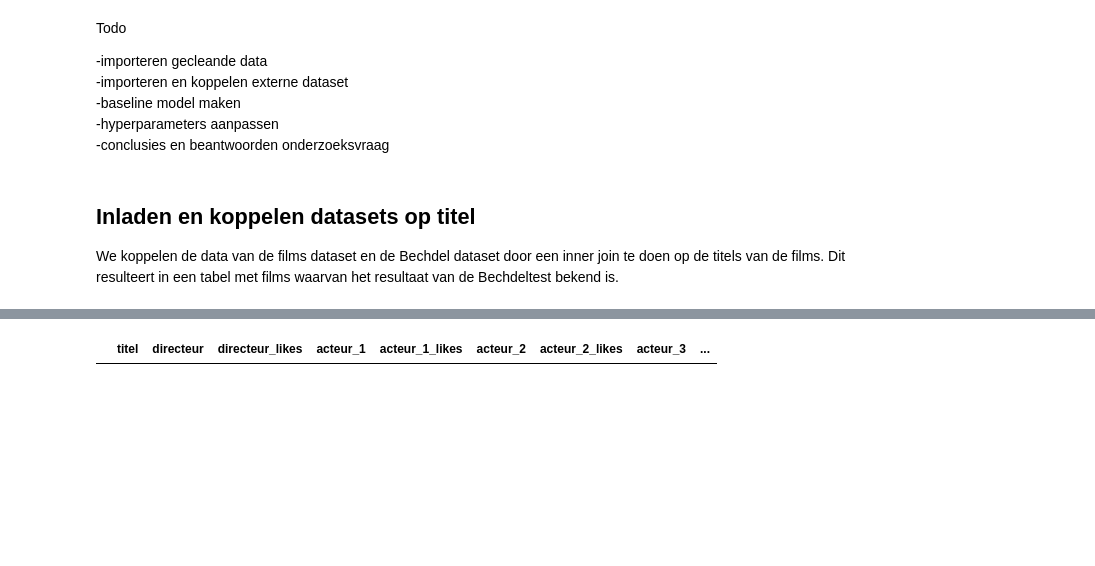
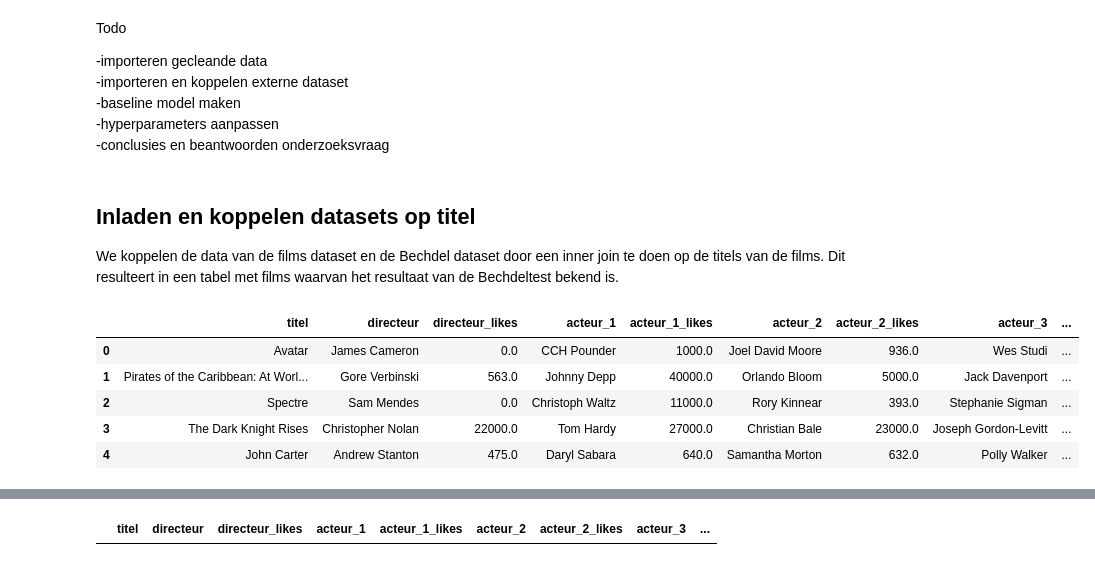
Before and after one commit to GitMathijs/CM2024-casus, a Jupyter notebook: CM_onderzoeksvraag_2.ipynb, the cells around one changed output, grey strips where cells are left out. Drawn from its saved outputs; the diff is of its cells as text; code cells hidden in the pictures; blank space fills up the shorter version.

```diff
--- a/CM_onderzoeksvraag_2.ipynb
+++ b/CM_onderzoeksvraag_2.ipynb
@@ -30,3 +30,13 @@ from sklearn.metrics import mean_squared_error, r2_score
 ## Inladen en koppelen datasets op titel
 
 We koppelen de data van de films dataset en de Bechdel dataset door een inner join te doen op de titels van de films. Dit resulteert in een tabel met films waarvan het resultaat van de Bechdeltest bekend is.
+# %%
+films = pd.read_csv('films.csv')
+films.head()
+# %% [output]
+|  | titel | directeur | directeur_likes | acteur_1 | acteur_1_likes | acteur_2 | acteur_2_likes | acteur_3 | ... |
+| 0 | Avatar | James Cameron | 0.0 | CCH Pounder | 1000.0 | Joel David Moore | 936.0 | Wes Studi | ... |
+| 1 | Pirates of the Caribbean: At Worl... | Gore Verbinski | 563.0 | Johnny Depp | 40000.0 | Orlando Bloom | 5000.0 | Jack Davenport | ... |
+| 2 | Spectre | Sam Mendes | 0.0 | Christoph Waltz | 11000.0 | Rory Kinnear | 393.0 | Stephanie Sigman | ... |
+| 3 | The Dark Knight Rises | Christopher Nolan | 22000.0 | Tom Hardy | 27000.0 | Christian Bale | 23000.0 | Joseph Gordon-Levitt | ... |
+| 4 | John Carter | Andrew Stanton | 475.0 | Daryl Sabara | 640.0 | Samantha Morton | 632.0 | Polly Walker | ... |
```
Also changed, not shown: parts of 8 cells of this notebook.
